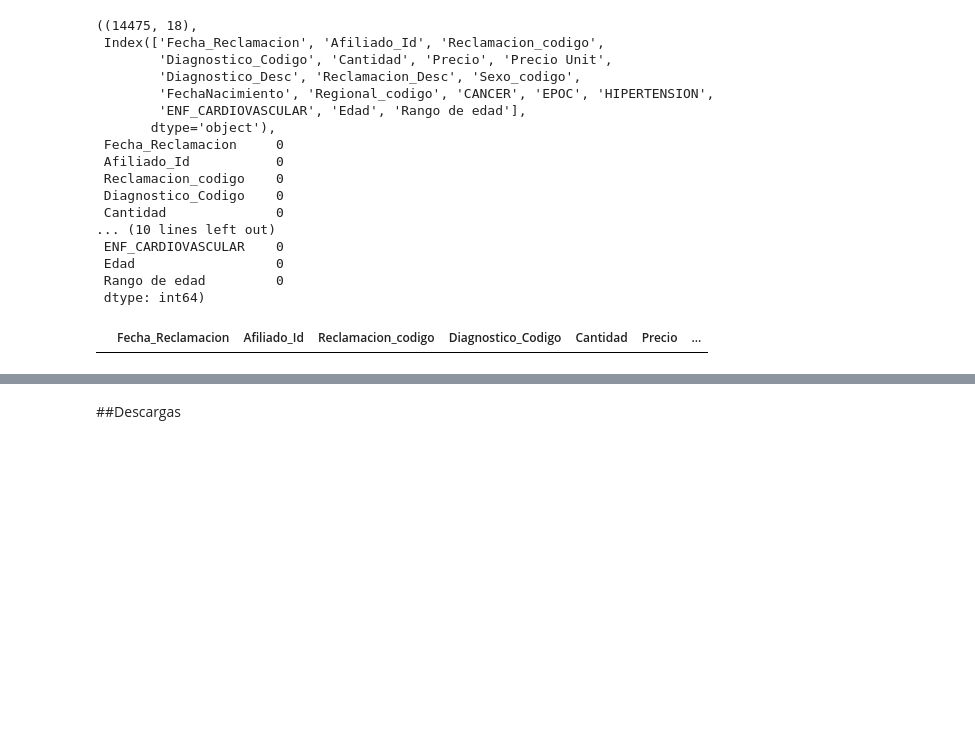
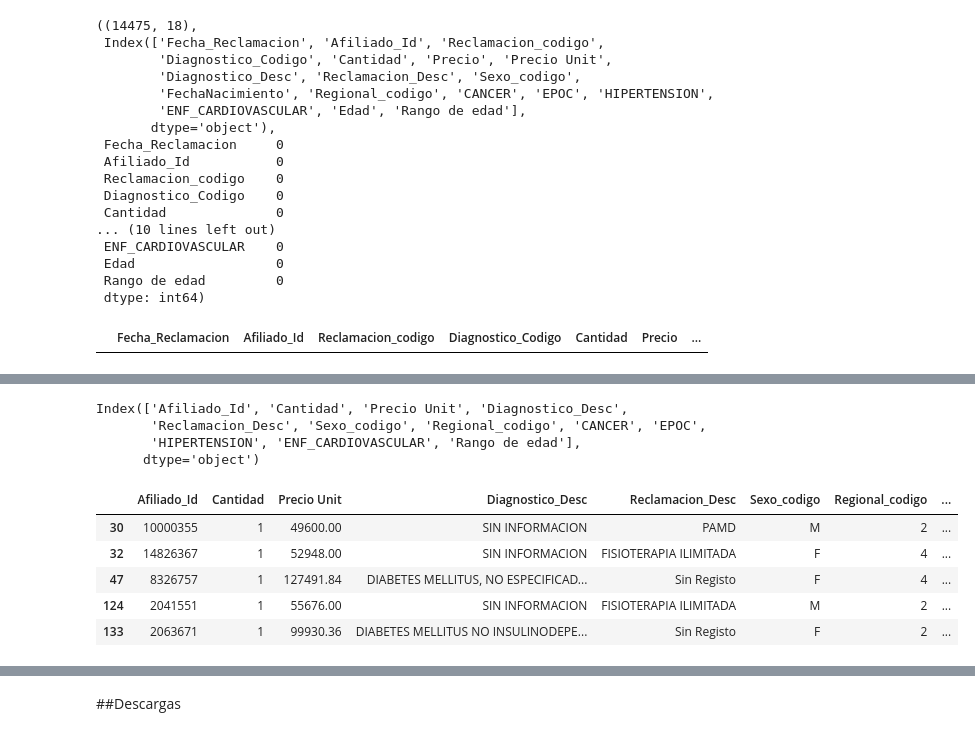
Before and after one commit to juanrodrizc/caso_analitica_finanzas, a Jupyter notebook: Merge.ipynb, the cells around one changed output, grey strips where cells are left out. Cells and saved outputs as stored; diff of their text form; code cells hidden in the pictures; blank space fills up the shorter version.

```diff
--- a/Merge.ipynb
+++ b/Merge.ipynb
@@ -177,6 +177,22 @@ HIPERTENSION           float64
 ENF_CARDIOVASCULAR     float64
 Rango de edad         category
 dtype: object
+# %%
+temp.columns
+# %% [output]
+Index(['Afiliado_Id', 'Cantidad', 'Precio Unit', 'Diagnostico_Desc',
+       'Reclamacion_Desc', 'Sexo_codigo', 'Regional_codigo', 'CANCER', 'EPOC',
+       'HIPERTENSION', 'ENF_CARDIOVASCULAR', 'Rango de edad'],
+      dtype='object')
+# %%
+temp.head()
+# %% [output]
+|  | Afiliado_Id | Cantidad | Precio Unit | Diagnostico_Desc | Reclamacion_Desc | Sexo_codigo | Regional_codigo | ... |
+| 30 | 10000355 | 1 | 49600.00 | SIN INFORMACION | PAMD | M | 2 | ... |
+| 32 | 14826367 | 1 | 52948.00 | SIN INFORMACION | FISIOTERAPIA ILIMITADA | F | 4 | ... |
+| 47 | 8326757 | 1 | 127491.84 | DIABETES MELLITUS, NO ESPECIFICAD... | Sin Registo | F | 4 | ... |
+| 124 | 2041551 | 1 | 55676.00 | SIN INFORMACION | FISIOTERAPIA ILIMITADA | M | 2 | ... |
+| 133 | 2063671 | 1 | 99930.36 | DIABETES MELLITUS NO INSULINODEPE... | Sin Registo | F | 2 | ... |
 # %%
 
 one_hot1=pd.get_dummies(temp['Rango de edad'])
```
Also changed, not shown: parts of 7 cells of this notebook, 3 other files.
